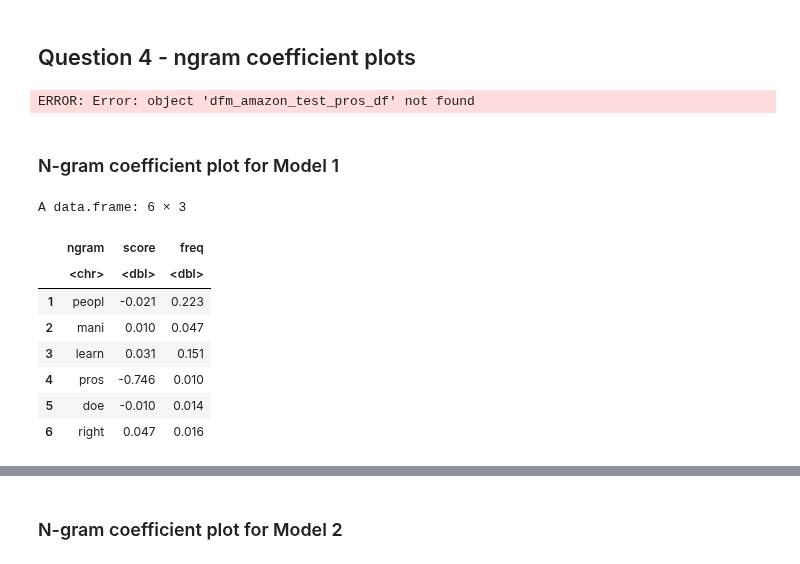
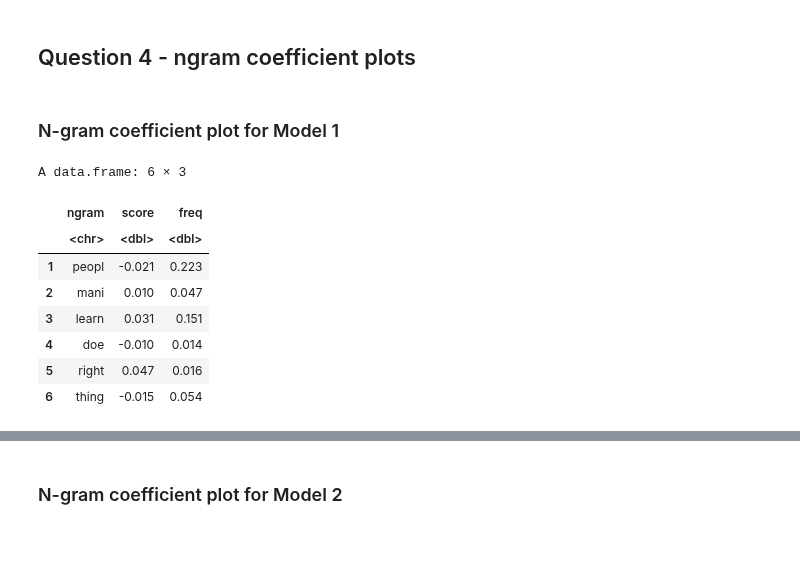
Before and after one commit to hivan04/text-mining, a Jupyter notebook: w2/m2/assignment2.ipynb, the cells around one changed output, grey strips where cells are left out. Cells and saved outputs as stored; diff of their text form; code cells hidden in the pictures.

```diff
--- a/w2/m2/assignment2.ipynb
+++ b/w2/m2/assignment2.ipynb
@@ -362,33 +362,9 @@ ggplot(acc_all,
 [figure]
 # %% [markdown]
 ## Question 4 - ngram coefficient plots
-# %%
-# Preparing models for n-gram plots
-freq_df <- dfm_amazon_test_pros_df %>%
-  summarise(across(everything(), mean)) %>%
-  pivot_longer(
-    cols = everything(),
-    names_to = "ngram",
-    values_to = "freq"
-  )
-
-coef_df <- coef(amazon_model_pros, s = "lambda.min") %>%
-  as.matrix() %>%
-  as.data.frame() %>%
-  tibble::rownames_to_column("ngram") %>%
-  rename(score = s0)
-
-plotDat <- freq_df %>%
-  inner_join(coef_df, by = "ngram")
-# %% [output]
-ERROR: Error: object 'dfm_amazon_test_pros_df' not found
 # %% [markdown]
 ### N-gram coefficient plot for Model 1
 # %%
-# Reorder test columns to match train exactly
-dfm_amazon_test_pros <- dfm_amazon_test_pros[, train_terms, drop = FALSE]
-
-
 # Extract non-zero coefficients from trained model
 plotCoefs <- coef(amazon_model_pros, s = s_lambda) %>%
   as.matrix() %>%
@@ -396,37 +372,37 @@ plotCoefs <- coef(amazon_model_pros, s = s_lambda) %>%
   rownames_to_column("ngram")
 
 # Rename the coefficient column robustly (whatever it's called) -> "score"
 names(plotCoefs)[names(plotCoefs) != "ngram"] <- "score"
 
 plotCoefs <- plotCoefs %>%
   filter(
     ngram != "(Intercept)",
     !is.na(score),
     score != 0
   )
 
 # Compute test frequencies ("uses per review")
 plotFreqs <- data.frame(
   ngram = colnames(dfm_amazon_test_pros),
   freq  = colMeans(dfm_amazon_test_pros)
 )
 
-# 6) Combine + round
+# Combine + round
 plotDat <- plotCoefs %>%
   inner_join(plotFreqs, by = "ngram") %>%   # only keep terms present in both (they should be)
   mutate(across(c(score, freq), ~ round(., 3)))
 
 head(plotDat)
 # %% [output]
 A data.frame: 6 × 3
 |  | ngram | score | freq |
 |  | <chr> | <dbl> | <dbl> |
 | 1 | peopl | -0.021 | 0.223 |
 | 2 | mani | 0.010 | 0.047 |
 | 3 | learn | 0.031 | 0.151 |
-| 4 | pros | -0.746 | 0.010 |
-| 5 | doe | -0.010 | 0.014 |
-| 6 | right | 0.047 | 0.016 |
+| 4 | doe | -0.010 | 0.014 |
+| 5 | right | 0.047 | 0.016 |
+| 6 | thing | -0.015 | 0.054 |
 # %%
 plotDat %>%
   ggplot(aes(x = score, y = freq)) +
```
Also changed, not shown: parts of 3 cells of this notebook.
